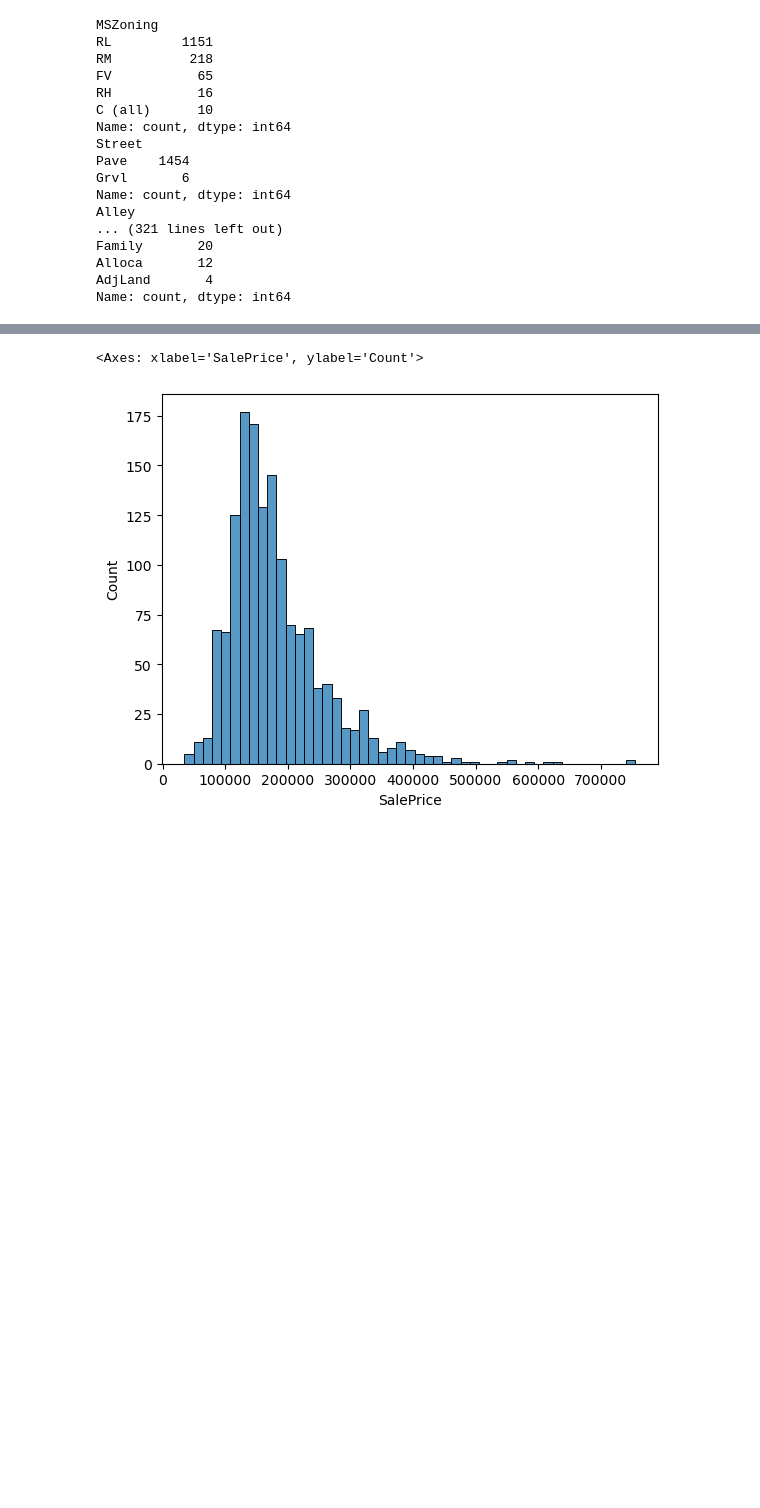
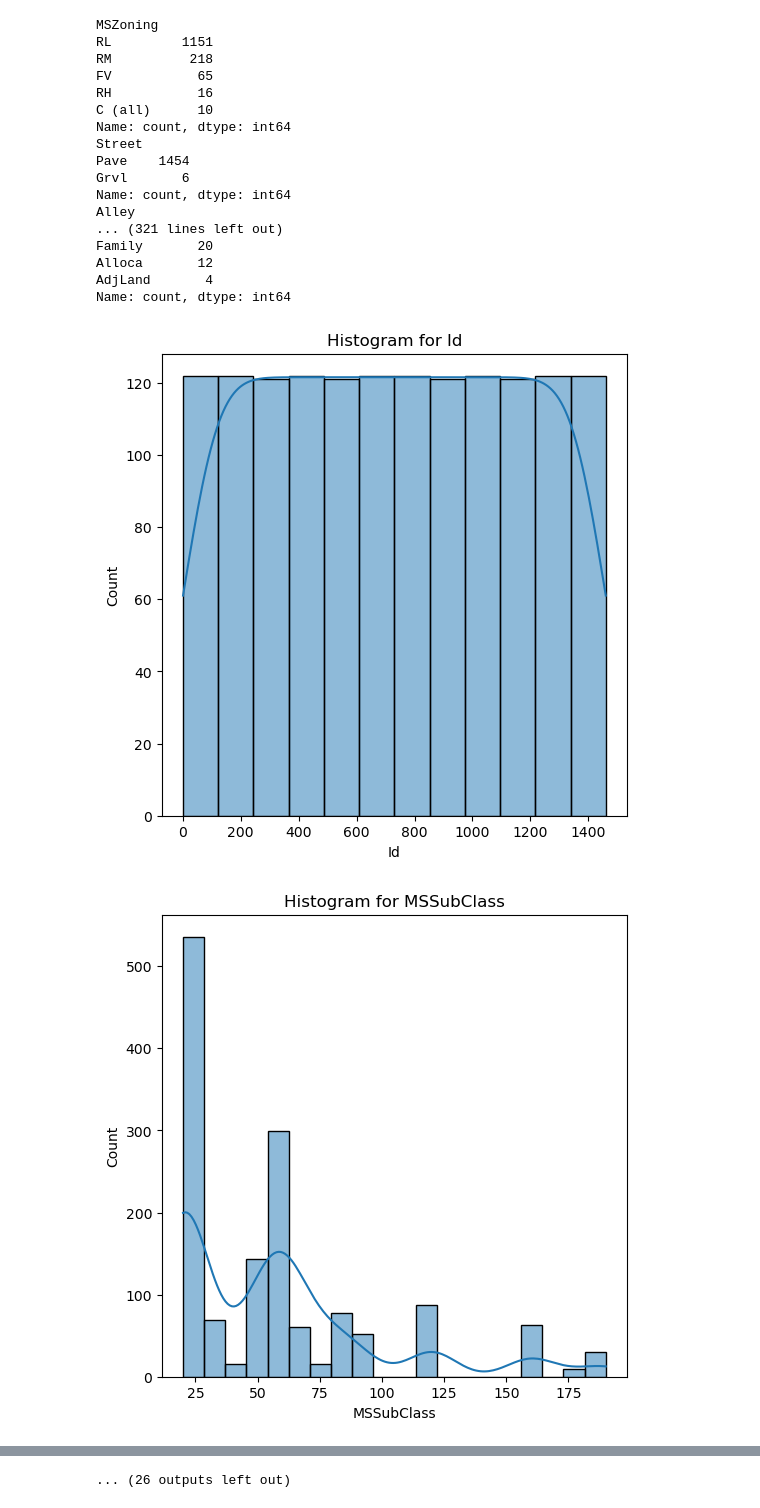
Before and after one commit to SaikatGhosh94/ai-engineering-portfolio, a Jupyter notebook: classical-ml/house-price-prediction/notebooks/01_eda.ipynb, the cells around one changed output, grey strips where cells are left out. Cells and saved outputs as stored; diff of their text form; code cells hidden in the pictures; blank space fills up the shorter version.

Commit message:
house-price-prediction : exploratory data analysis

```diff
--- a/classical-ml/house-price-prediction/notebooks/01_eda.ipynb
+++ b/classical-ml/house-price-prediction/notebooks/01_eda.ipynb
@@ -120,5 +123,11 @@ Alloca       12
 AdjLand       4
 Name: count, dtype: int64
 # %%
-sns.histplot(data =df, x= "SalePrice")
+## plot histogram for each numerical column to see data spread
+for col in num_cols:
+    plt.figure(figsize=(6,6))
+    sns.histplot(data =df, x = col, kde=True)
+    plt.title("Histogram for {}".format(col))
 # %% [output]
+[figure, new version]
+[figure, added]
@@ -125,2 +144 @@ sns.histplot(data =df, x= "SalePrice")
-<Axes: xlabel='SalePrice', ylabel='Count'>
+... (26 outputs left out)
-[figure, old version]
```
Also changed, not shown: parts of 9 cells of this notebook.
